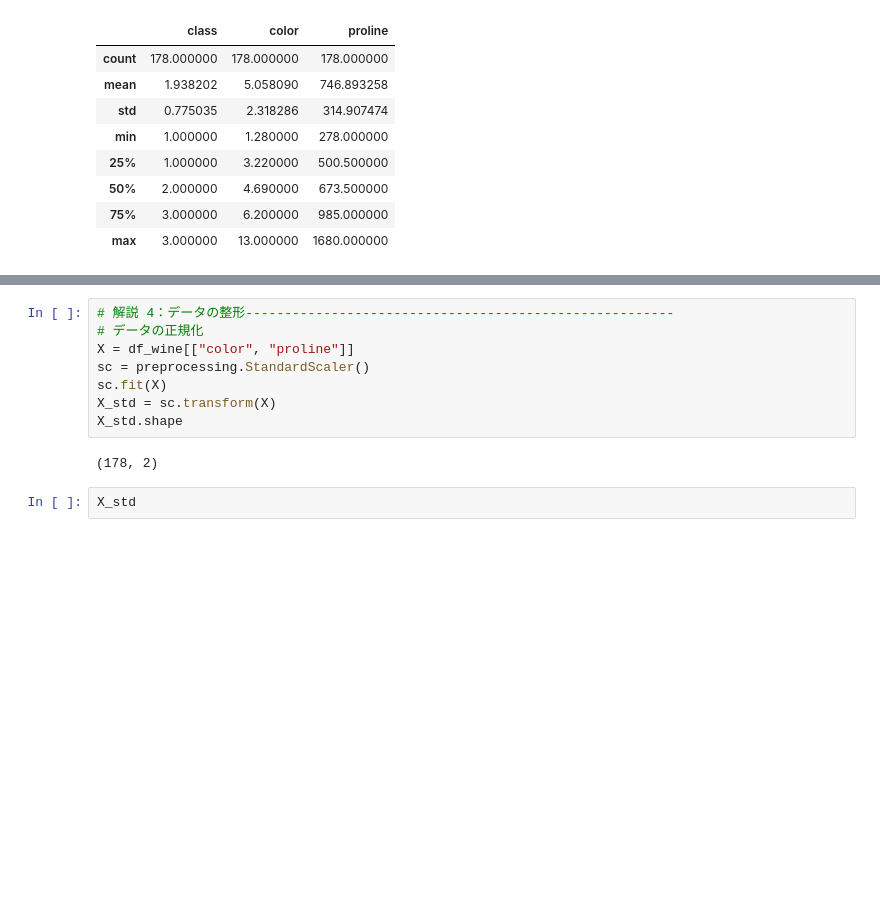
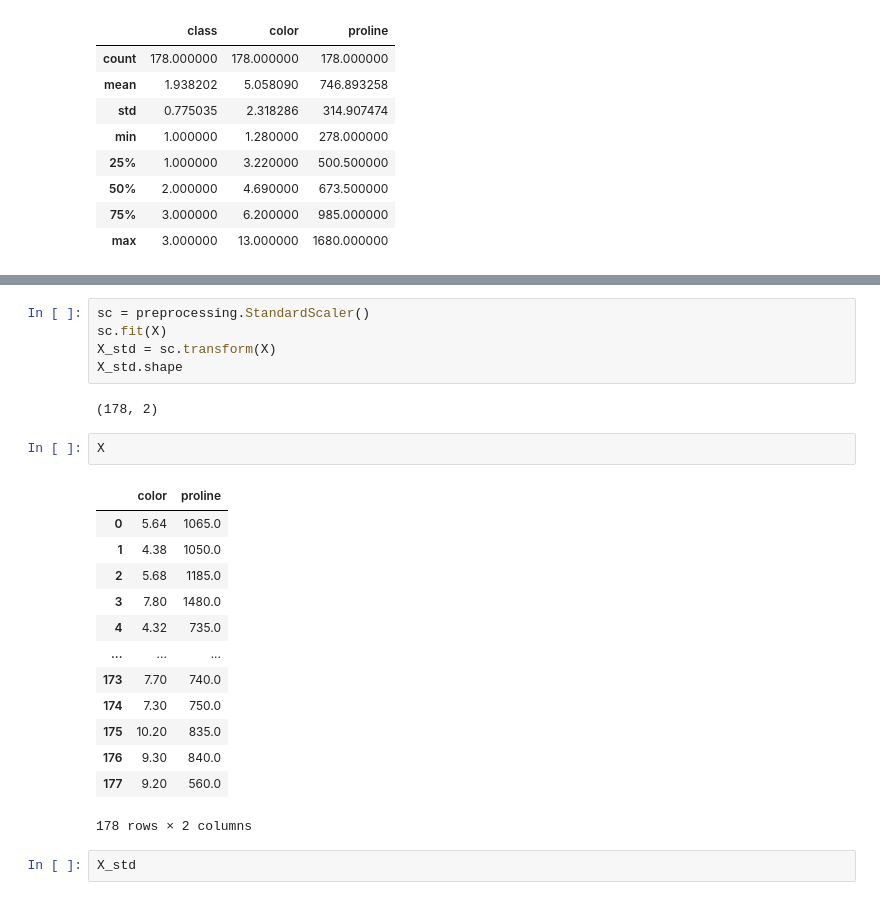
Before and after one commit to yukiohmiya/juno-site-packages, a Jupyter notebook: Introduction_to_scikit-learn/Introduction_to_SGD.ipynb, the cells around one changed output, grey strips where cells are left out. Drawn from its saved outputs; the diff is of its cells as text; blank space fills up the shorter version.

```diff
--- a/Introduction_to_scikit-learn/Introduction_to_SGD.ipynb
+++ b/Introduction_to_scikit-learn/Introduction_to_SGD.ipynb
@@ -113,13 +164,26 @@ plt.scatter(x, y, c=z)
 # %%
-# 解説 4：データの整形-------------------------------------------------------
-# データの正規化
-X = df_wine[["color", "proline"]]
 sc = preprocessing.StandardScaler()
 sc.fit(X)
 X_std = sc.transform(X)
 X_std.shape
 # %% [output]
 (178, 2)
+# %%
+X
+# %% [output]
+|  | color | proline |
+| 0 | 5.64 | 1065.0 |
+| 1 | 4.38 | 1050.0 |
+| 2 | 5.68 | 1185.0 |
+| 3 | 7.80 | 1480.0 |
+| 4 | 4.32 | 735.0 |
+| ... | ... | ... |
+| 173 | 7.70 | 740.0 |
+| 174 | 7.30 | 750.0 |
+| 175 | 10.20 | 835.0 |
+| 176 | 9.30 | 840.0 |
+| 177 | 9.20 | 560.0 |
+178 rows × 2 columns
 # %%
 X_std
 # %% [output]
```
Also changed, not shown: parts of 16 cells of this notebook.
